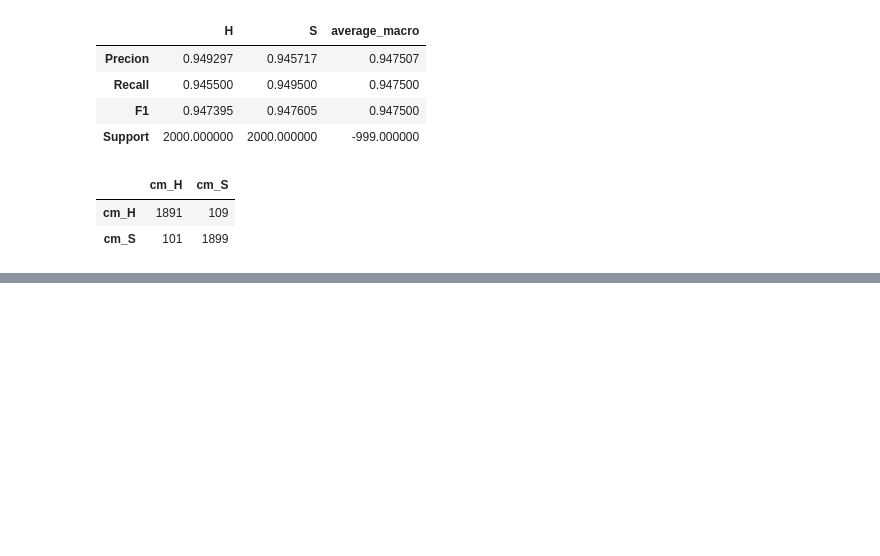
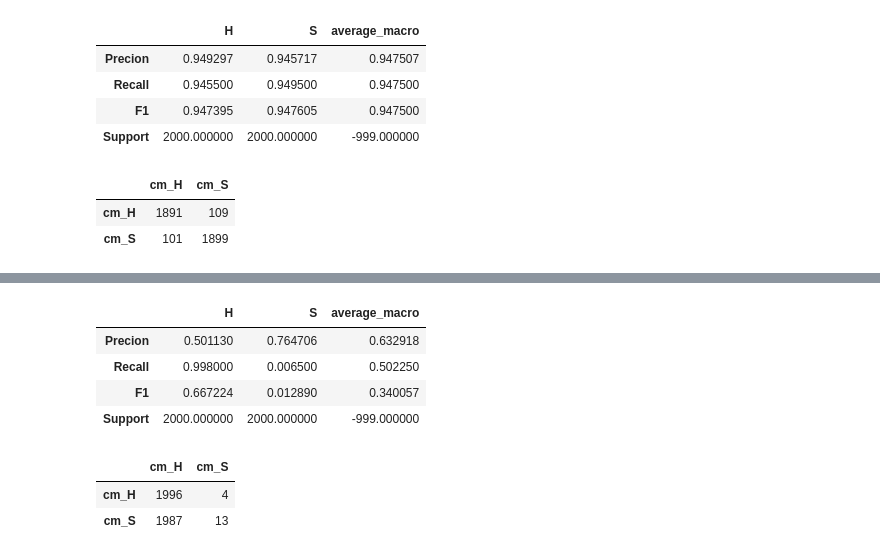
Before and after one commit to kbenmus02/A62-EquipeCV, a Jupyter notebook: notebook/iteration_3_model_6_cnn_dropout.ipynb, the cells around one changed output, grey strips where cells are left out. Drawn from its saved outputs; the diff is of its cells as text; code cells hidden in the pictures; blank space fills up the shorter version.

```diff
--- a/notebook/iteration_3_model_6_cnn_dropout.ipynb
+++ b/notebook/iteration_3_model_6_cnn_dropout.ipynb
@@ -839,0 +864,11 @@ df_confusion_matrix2
+# %%
+evaluate_model(model_cnn_12, X_test, y_test)
+# %% [output]
+|  | H | S | average_macro |
+| Precion | 0.501130 | 0.764706 | 0.632918 |
+| Recall | 0.998000 | 0.006500 | 0.502250 |
+| F1 | 0.667224 | 0.012890 | 0.340057 |
+| Support | 2000.000000 | 2000.000000 | -999.000000 |
+|  | cm_H | cm_S |
+| cm_H | 1996 | 4 |
+| cm_S | 1987 | 13 |
```
Also changed, not shown: parts of 10 cells of this notebook.
